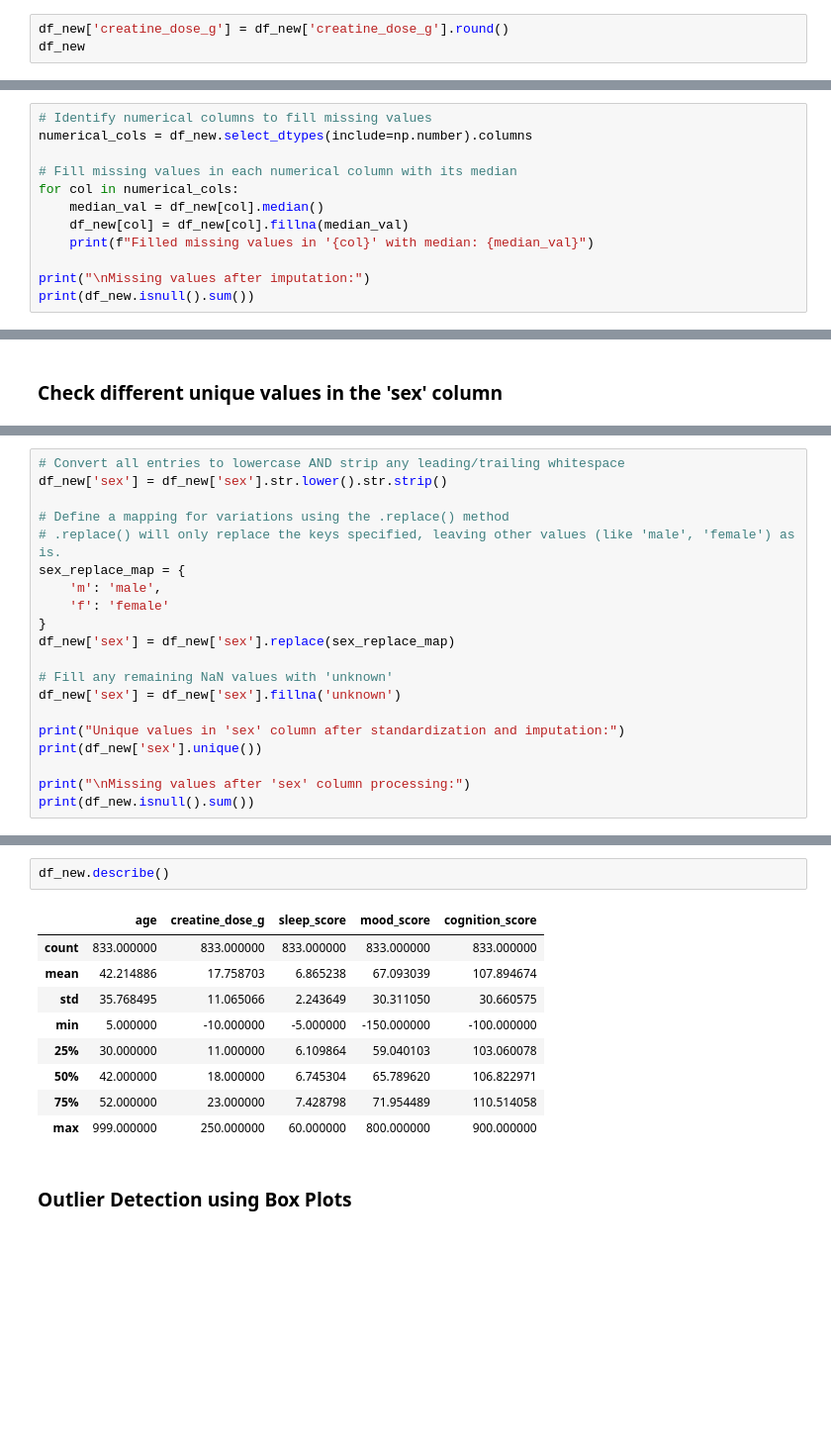
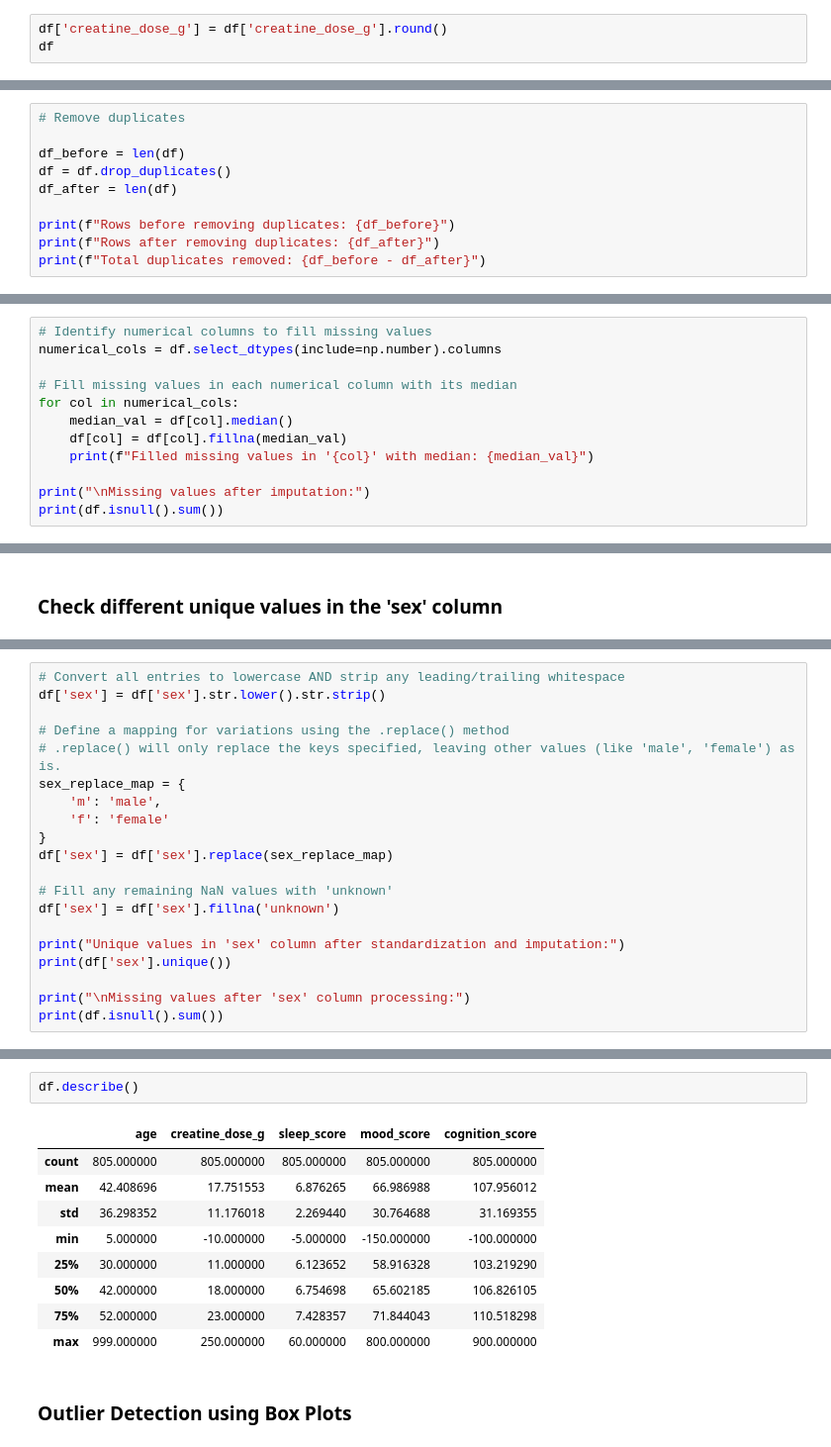
Before and after one commit to MariaMuu/Creatine-Simulation-Analysis, a Jupyter notebook: Cleaned_creatine_synthetic_data.ipynb, the cells around one changed output, grey strips where cells are left out. Shown at 99% size. Saved outputs shown, nothing was run; the diff lists cells and outputs as text; blank space fills up the shorter version.

```diff
--- a/Cleaned_creatine_synthetic_data.ipynb
+++ b/Cleaned_creatine_synthetic_data.ipynb
@@ -111,8 +111,8 @@ df_new
 # %% [markdown]
 ### Round creatine values
 # %%
-df_new['creatine_dose_g'] = df_new['creatine_dose_g'].round()
-df_new
+df['creatine_dose_g'] = df['creatine_dose_g'].round()
+df
 # %% [output]
 |  | age | sex | creatine_dose_g | sleep_score | mood_score | cognition_score |
 | 0 | 28.0 | male | 14.0 | 7.505528 | 67.122028 | 115.977027 |
@@ -129,0 +160,10 @@ df_new
+# %%
+# Remove duplicates
+
+df_before = len(df)
+df = df.drop_duplicates()
+df_after = len(df)
+
+print(f"Rows before removing duplicates: {df_before}")
+print(f"Rows after removing duplicates: {df_after}")
+print(f"Total duplicates removed: {df_before - df_after}")
@@ -144,16 +188,16 @@ dtype: int64
 ### Fill missing values in each numerical column with its median
 # %%
 # Identify numerical columns to fill missing values
-numerical_cols = df_new.select_dtypes(include=np.number).columns
+numerical_cols = df.select_dtypes(include=np.number).columns
 
 # Fill missing values in each numerical column with its median
 for col in numerical_cols:
-    median_val = df_new[col].median()
-    df_new[col] = df_new[col].fillna(median_val)
+    median_val = df[col].median()
+    df[col] = df[col].fillna(median_val)
     print(f"Filled missing values in '{col}' with median: {median_val}")
 
 print("\nMissing values after imputation:")
-print(df_new.isnull().sum())
+print(df.isnull().sum())
 # %% [output]
 Filled missing values in 'age' with median: 42.0
 Filled missing values in 'creatine_dose_g' with median: 18.0
@@ -178,7 +227,7 @@ array(['male', nan, 'female', 'm', 'MALE', 'M', 'F', 'FEMALE', 'f'],
       dtype=object)
 # %%
 # Convert all entries to lowercase AND strip any leading/trailing whitespace
-df_new['sex'] = df_new['sex'].str.lower().str.strip()
+df['sex'] = df['sex'].str.lower().str.strip()
 
 # Define a mapping for variations using the .replace() method
 # .replace() will only replace the keys specified, leaving other values (like 'male', 'female') as is.
@@ -186,16 +235,16 @@ sex_replace_map = {
     'm': 'male',
     'f': 'female'
 }
-df_new['sex'] = df_new['sex'].replace(sex_replace_map)
+df['sex'] = df['sex'].replace(sex_replace_map)
 
 # Fill any remaining NaN values with 'unknown'
-df_new['sex'] = df_new['sex'].fillna('unknown')
+df['sex'] = df['sex'].fillna('unknown')
 
 print("Unique values in 'sex' column after standardization and imputation:")
-print(df_new['sex'].unique())
+print(df['sex'].unique())
 
 print("\nMissing values after 'sex' column processing:")
-print(df_new.isnull().sum())
+print(df.isnull().sum())
 # %% [output]
 Unique values in 'sex' column after standardization and imputation:
 ['male' 'unknown' 'female']
@@ -211,14 +275,14 @@ dtype: int64
 # %%
-df_new.describe()
+df.describe()
 # %% [output]
 |  | age | creatine_dose_g | sleep_score | mood_score | cognition_score |
-| count | 833.000000 | 833.000000 | 833.000000 | 833.000000 | 833.000000 |
-| mean | 42.214886 | 17.758703 | 6.865238 | 67.093039 | 107.894674 |
-| std | 35.768495 | 11.065066 | 2.243649 | 30.311050 | 30.660575 |
+| count | 805.000000 | 805.000000 | 805.000000 | 805.000000 | 805.000000 |
+| mean | 42.408696 | 17.751553 | 6.876265 | 66.986988 | 107.956012 |
+| std | 36.298352 | 11.176018 | 2.269440 | 30.764688 | 31.169355 |
 | min | 5.000000 | -10.000000 | -5.000000 | -150.000000 | -100.000000 |
-| 25% | 30.000000 | 11.000000 | 6.109864 | 59.040103 | 103.060078 |
-| 50% | 42.000000 | 18.000000 | 6.745304 | 65.789620 | 106.822971 |
-| 75% | 52.000000 | 23.000000 | 7.428798 | 71.954489 | 110.514058 |
+| 25% | 30.000000 | 11.000000 | 6.123652 | 58.916328 | 103.219290 |
+| 50% | 42.000000 | 18.000000 | 6.754698 | 65.602185 | 106.826105 |
+| 75% | 52.000000 | 23.000000 | 7.428357 | 71.844043 | 110.518298 |
 | max | 999.000000 | 250.000000 | 60.000000 | 800.000000 | 900.000000 |
 # %% [markdown]
 ### Outlier Detection using Box Plots
```
Also changed, not shown: parts of 19 cells of this notebook.
